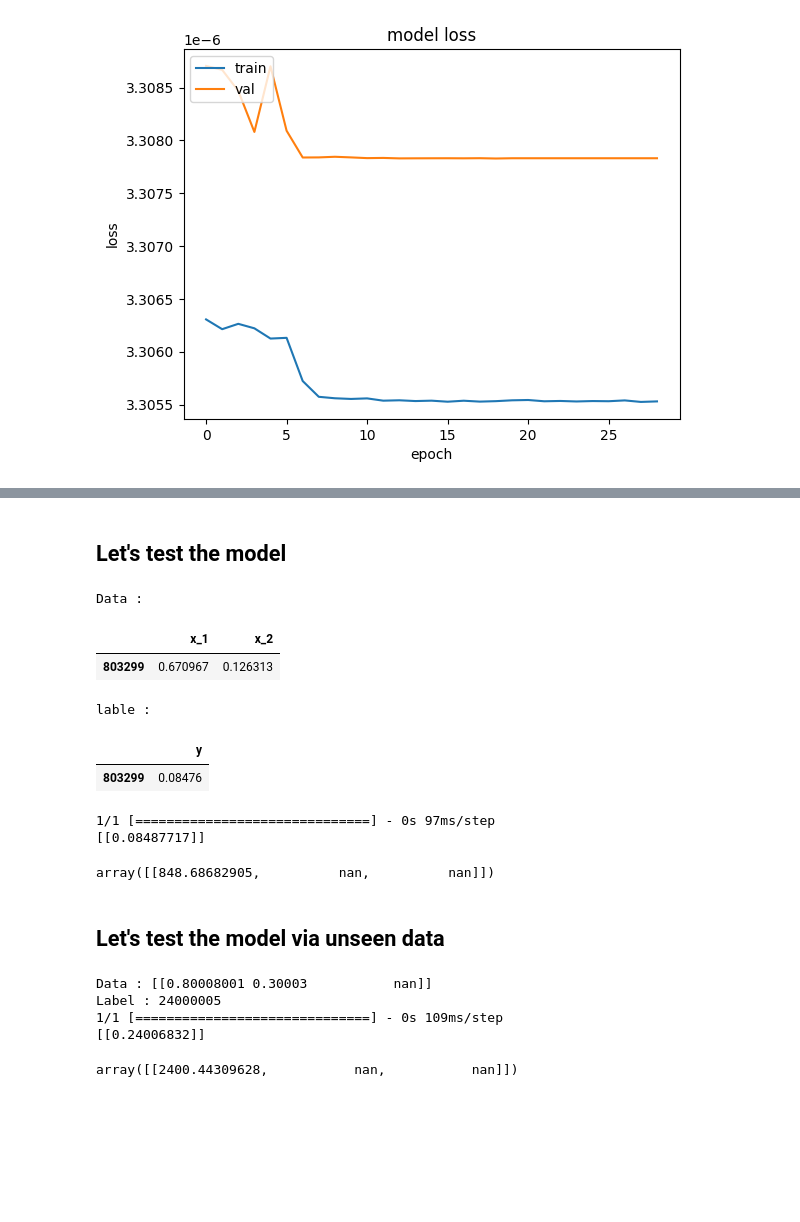
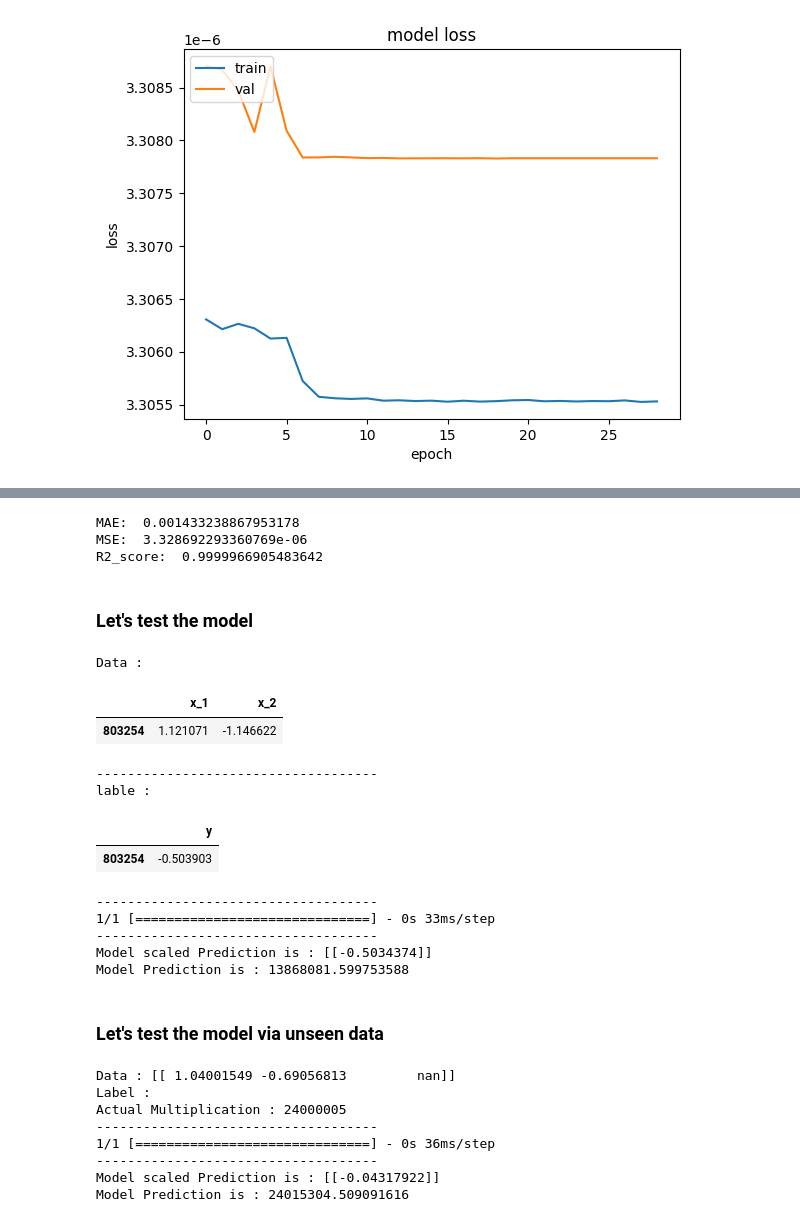
Before and after one commit to Mohammad-Mahdi1999/Multiplication-via-Neural-Network, a Jupyter notebook: Multiplication_via_Neural_Network.ipynb, the cells around one changed output, grey strips where cells are left out. Drawn from its saved outputs; the diff is of its cells as text; code cells hidden in the pictures; blank space fills up the shorter version.

```diff
--- a/Multiplication_via_Neural_Network.ipynb
+++ b/Multiplication_via_Neural_Network.ipynb
@@ -188,30 +191,47 @@ model.evaluate(X_test,Y_test)
+# %%
+from sklearn.metrics import (
+    mean_absolute_error,
+    mean_squared_error,
+    r2_score,
+)
+
+print('MAE: ',mean_absolute_error(Y_test, y_predicted))
+print('MSE: ',mean_squared_error(Y_test, y_predicted))
+print('R2_score: ',r2_score(Y_test, y_predicted))
+# %% [output]
+MAE:  0.001433238867953178
+MSE:  3.328692293360769e-06
+R2_score:  0.9999966905483642
 # %% [markdown]
-## Let's test the model
+### Let's test the model
 # %%
 test_data = X_test.iloc[:1]
 print("Data :")
 display(test_data)
 print("------------------------------------")
 print("lable :",)
 display(Y_test.iloc[:1])
 print("------------------------------------")
 predicted = model.predict(test_data)
 print("------------------------------------")
-print(predicted)
-output = scaler.inverse_transform([[np.nan,np.nan,predicted[:,0][0]]])
-output
+print(f"Model scaled Prediction is : {predicted}")
+output = scaler.inverse_transform([[np.nan,np.nan,predicted[0][0]]])
+print(f"Model Prediction is : {output[0][2]}")
 # %% [output]
 Data :
 |  | x_1 | x_2 |
-| 803299 | 0.670967 | 0.126313 |
+| 803254 | 1.121071 | -1.146622 |
+------------------------------------
 lable :
 |  | y |
-| 803299 | 0.08476 |
+| 803254 | -0.503903 |
-1/1 [==============================] - 0s 97ms/step
-[[0.08487717]]
+------------------------------------
+1/1 [==============================] - 0s 33ms/step
+------------------------------------
+Model scaled Prediction is : [[-0.5034374]]
+Model Prediction is : 13868081.599753588
-array([[848.68682905,          nan,          nan]])
 # %% [markdown]
-## Let's test the model via unseen data
+### Let's test the model via unseen data
 # %%
 num_1 = 8000
 num_2 = 3000
@@ -223,11 +243,14 @@ print("------------------------------------")
 predicted = model.predict(unseen_data[:,:2])
 print("------------------------------------")
 print(f"Model scaled Prediction is : {predicted}")
-output = scaler.inverse_transform([[np.nan,np.nan,predicted[:,0][0]]])
-print(f"Model Prediction is : {output}")
+output = scaler.inverse_transform([[np.nan,np.nan,predicted[0][0]]])
+print(f"Model Prediction is : {output[0][2]}")
 # %% [output]
-Data : [[0.80008001 0.30003           nan]]
-Label : 24000005
-1/1 [==============================] - 0s 109ms/step
-[[0.24006832]]
+Data : [[ 1.04001549 -0.69056813         nan]]
+Label :
+Actual Multiplication : 24000005
+------------------------------------
+1/1 [==============================] - 0s 36ms/step
+------------------------------------
+Model scaled Prediction is : [[-0.04317922]]
+Model Prediction is : 24015304.509091616
-array([[2400.44309628,           nan,           nan]])
```
Also changed, not shown: parts of 69 cells of this notebook.
